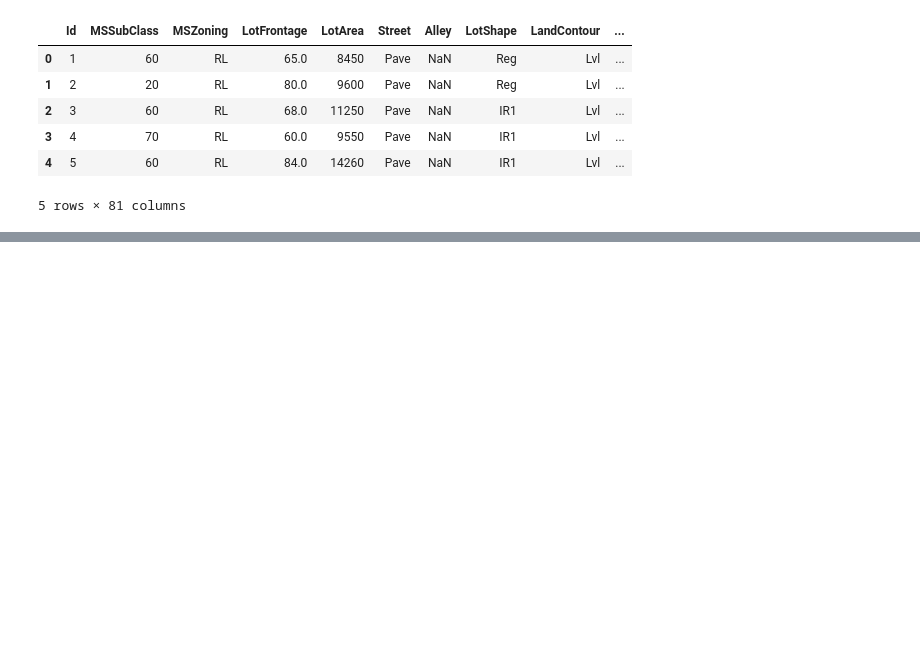
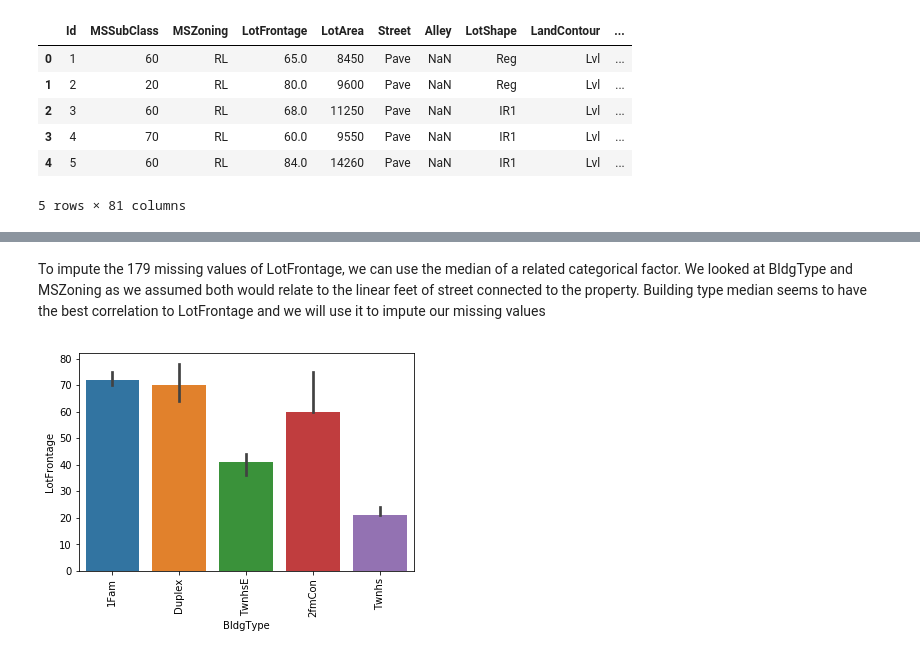
Before and after one commit to Wilson2214/HousePrice-MLClass, a Jupyter notebook: House Prices - Initial Linear Regression.ipynb, the cells around one changed output, grey strips where cells are left out. Drawn from its saved outputs; the diff is of its cells as text; code cells hidden in the pictures; blank space fills up the shorter version.

```diff
--- a/House Prices - Initial Linear Regression.ipynb
+++ b/House Prices - Initial Linear Regression.ipynb
@@ -145,0 +121,10 @@ Testing # Cols with NaN = 11
+# %% [markdown]
+To impute the 179 missing values of LotFrontage, we can use the median of a related categorical factor. We looked at BldgType and MSZoning as we assumed both would relate to the linear feet of street connected to the property. Building type median seems to have the best correlation to LotFrontage and we will use it to impute our missing values
+# %%
+# This shows a bar plot of the median value per group with an error bar showing one standard deviation (to show variability)
+
+sns.barplot(data=train,x='BldgType',y='LotFrontage', estimator=np.median)
+plt.xticks(rotation=90)
+plt.show()
+# %% [output]
+[figure, added]
```
Also changed, not shown: parts of 19 cells of this notebook.
